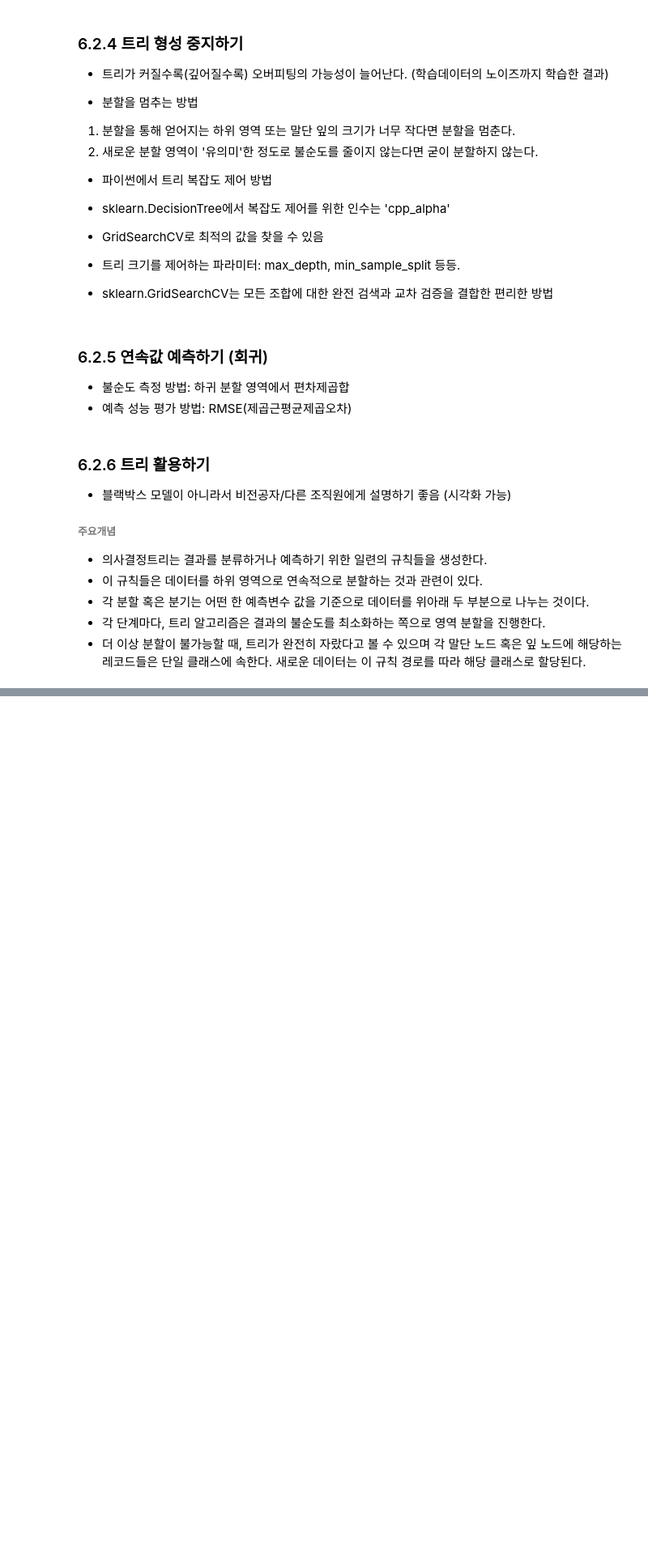
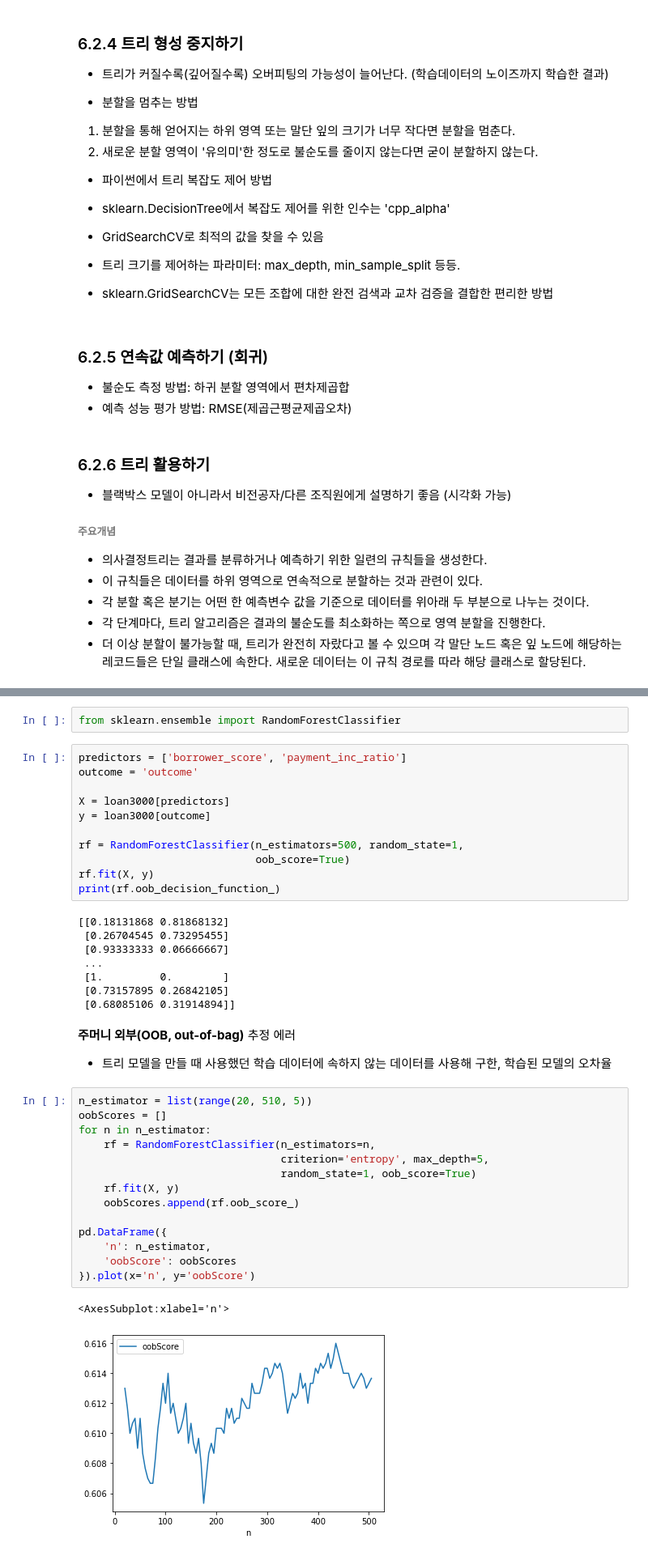
Before and after one commit to reeesource/Basic_statistic, a Jupyter notebook: JawonMin/ch6.ipynb, the cells around one changed output, grey strips where cells are left out. Shown: that part at 81% size. Cells and saved outputs as stored; diff of their text form; blank space fills up the shorter version.

```diff
--- a/JawonMin/ch6.ipynb
+++ b/JawonMin/ch6.ipynb
@@ -485,0 +522,41 @@ $$ P(Y=1) = \frac {파티션 내 1의 개수} {파티션의 크기} $$
+# %%
+from sklearn.ensemble import RandomForestClassifier
+# %%
+predictors = ['borrower_score', 'payment_inc_ratio']
+outcome = 'outcome'
+
+X = loan3000[predictors]
+y = loan3000[outcome]
+
+rf = RandomForestClassifier(n_estimators=500, random_state=1,
+                            oob_score=True)
+rf.fit(X, y)
+print(rf.oob_decision_function_)
+# %% [output]
+[[0.18131868 0.81868132]
+ [0.26704545 0.73295455]
+ [0.93333333 0.06666667]
+ ...
+ [1.         0.        ]
+ [0.73157895 0.26842105]
+ [0.68085106 0.31914894]]
+# %% [markdown]
+<b>주머니 외부(OOB, out-of-bag)</b> 추정 에러
+ - 트리 모델을 만들 때 사용했던 학습 데이터에 속하지 않는 데이터를 사용해 구한, 학습된 모델의 오차율
+# %%
+n_estimator = list(range(20, 510, 5))
+oobScores = []
+for n in n_estimator:
+    rf = RandomForestClassifier(n_estimators=n,
+                                criterion='entropy', max_depth=5,
+                                random_state=1, oob_score=True)
+    rf.fit(X, y)
+    oobScores.append(rf.oob_score_)
+
+pd.DataFrame({
+    'n': n_estimator,
+    'oobScore': oobScores
+}).plot(x='n', y='oobScore')
+# %% [output]
+<AxesSubplot:xlabel='n'>
+[figure, added]
```
Also changed, not shown: parts of 19 cells of this notebook.
